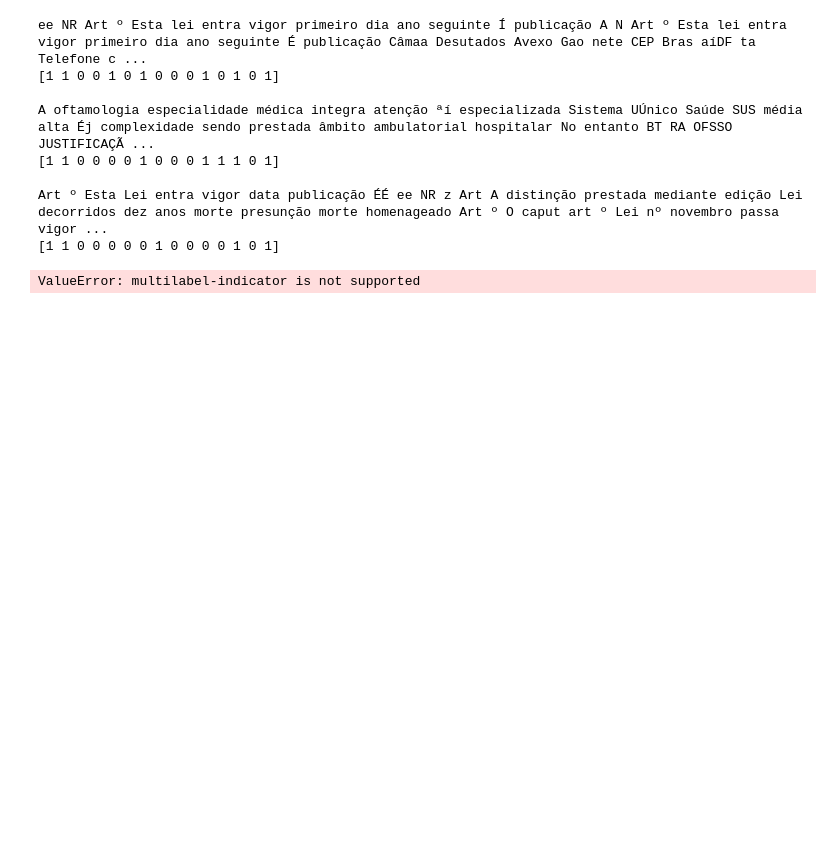
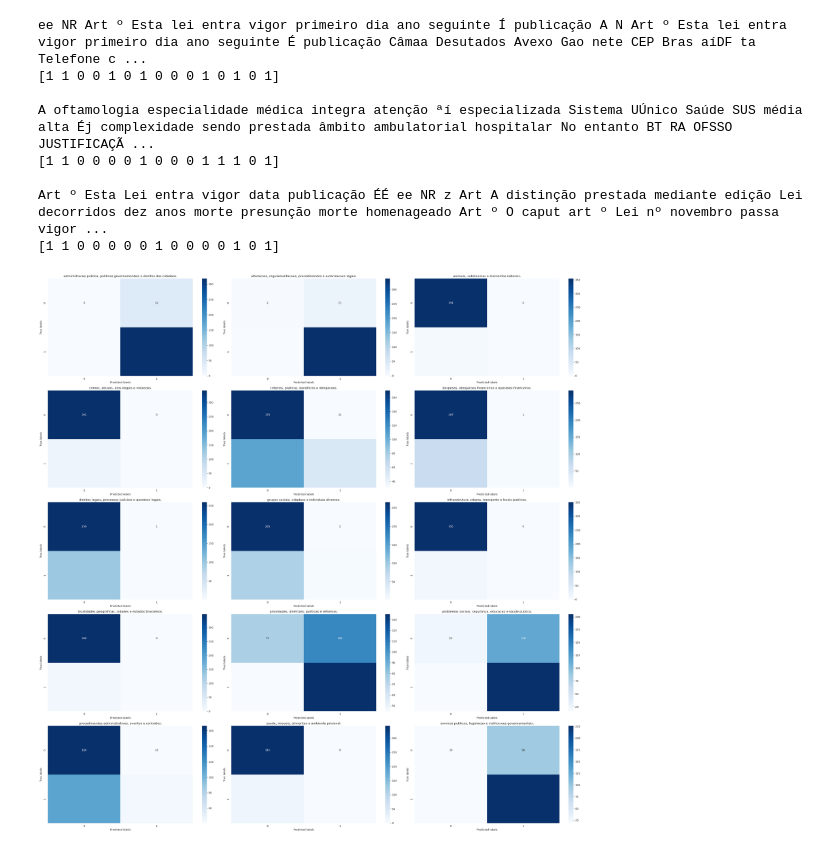
Before and after one commit to arthur-mts/tcc, a Jupyter notebook: modelo/classificar_proposicoes.ipynb, the cells around one changed output. Drawn from its saved outputs; the diff is of its cells as text; code cells hidden in the pictures; blank space fills up the shorter version.

```diff
--- a/modelo/classificar_proposicoes.ipynb
+++ b/modelo/classificar_proposicoes.ipynb
@@ -59,12 +43,14 @@ def encontrar_clusters(row):
 # %%
-def first_10_keywords(keywords):
-    if len(keywords) <= 10:
-        return keywords
-    else:
-        return keywords[:10]
-
-## pegando 10 primeiras keywords de cada proposicao
-df_proposicoes = df_proposicoes.assign(keywords = df_proposicoes["keywords"].apply(first_10_keywords))
-df_proposicoes = df_proposicoes.assign(proposicoes_clusters = df_proposicoes.apply(encontrar_clusters, axis=1))
+# def first_10_keywords(keywords):
+#     if len(keywords) <= 10:
+#         return keywords
+#     else:
+#         return keywords[:10]
+#
+# ## pegando 10 primeiras keywords de cada proposicao
+# df_proposicoes = df_proposicoes.assign(keywords = df_proposicoes["keywords"].apply(first_10_keywords))
+# df_proposicoes = df_proposicoes.assign(proposicoes_clusters = df_proposicoes.apply(encontrar_clusters, axis=1))
 # %% [markdown]
 ## Multi label classification
+# %%
+df_proposicoes_com_keywords = df_proposicoes[df_proposicoes["keywords"].apply(lambda x: len(x) > 0)]
@@ -162,22 +174,30 @@ A oftamologia especialidade médica integra atenção ªí especializada Sistema
 
 Art º Esta Lei entra vigor data publicação ÉÉ ee NR z Art A distinção prestada mediante edição Lei decorridos dez anos morte presunção morte homenageado Art º O caput art º Lei nº novembro passa vigor ...
 [1 1 0 0 0 0 0 1 0 0 0 0 1 0 1]
-# %%
-import matplotlib.pyplot as plt
-import seaborn as sns
-from sklearn.metrics import confusion_matrix
-
-y_pred = multi_output_rfc.predict(X_test)
-conf_matrix = confusion_matrix(y_test, y_pred)
-
-## TODO: pegar classes
-classes = ["Classe 1", "Classe 2", ..., "Classe 16"]
-
-plt.figure(figsize=(10, 8))
-sns.heatmap(conf_matrix, annot=True, fmt='d', cmap='Blues', xticklabels=classes, yticklabels=classes)
-plt.xlabel('Predicted labels')
-plt.ylabel('True labels')
-plt.title('Confusion Matrix')
-plt.show()
-# %% [output]
-ValueError: multilabel-indicator is not supported
+# %%
+from sklearn.metrics import multilabel_confusion_matrix
+import matplotlib.pyplot as plt
+import seaborn as sns
+from sklearn.metrics import multilabel_confusion_matrix
+
+y_pred = multi_output_rfc.predict(X_test)
+conf_matrix = multilabel_confusion_matrix(y_test, y_pred)
+
+
+
+classes = mlb.classes_
+fig, axes = plt.subplots(nrows=5, ncols=3, figsize=(30, 30))
+
+# Loop sobre cada classe e plotar a matriz de confusão correspondente
+for i, ax in enumerate(axes.flatten()):
+    ax.set_title(f'{classes[i]}')
+    sns.heatmap(conf_matrix[i], annot=True, fmt='d', cmap='Blues', ax=ax)
+    ax.set_xlabel('Predicted labels')
+    ax.set_ylabel('True labels')
+    # ax.xticks(classes, rotation=45)
+    # ax.yticks(classes, rotation=45)
+
+plt.tight_layout()
+plt.show()
+# %% [output]
+[figure, added]
```
Also changed, not shown: parts of 9 cells of this notebook, 5 other files.
